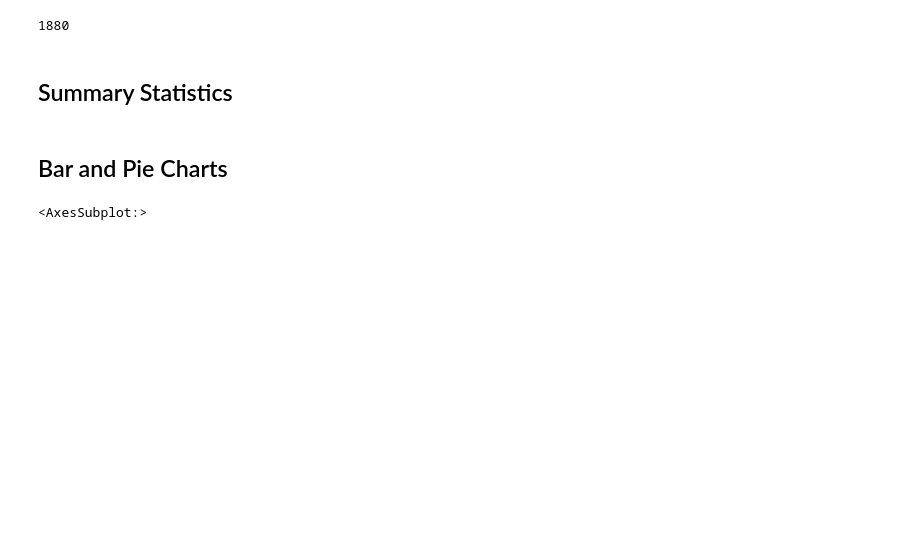
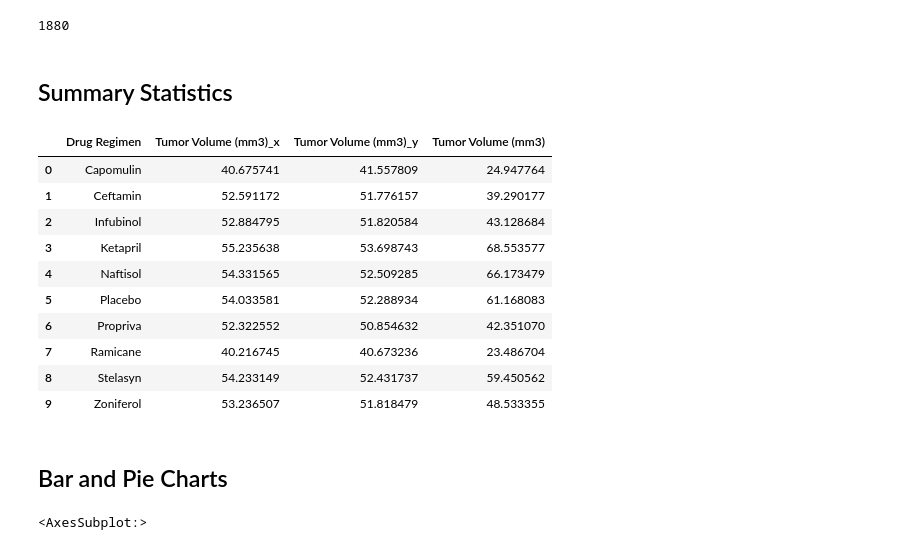
Before and after one commit to knorman123/matplotlib-challenge, a Jupyter notebook: Pymaceuticals/pymaceuticals_starter.ipynb, the cells around one changed output. Cells and saved outputs as stored; diff of their text form; code cells hidden in the pictures; blank space fills up the shorter version.

Commit message:
separate dataframe done for summary statistics.  need to merge into one.

```diff
--- a/Pymaceuticals/pymaceuticals_starter.ipynb
+++ b/Pymaceuticals/pymaceuticals_starter.ipynb
@@ -98,11 +99,33 @@ print(len(mouse_research_df['Mouse ID']))
 # %%
 # Generate a summary statistics table of mean, median, variance, standard deviation, and SEM of the tumor volume for each regimen
 
 # Use groupby and summary statistical methods to calculate the following properties of each drug regimen:
 # mean, median, variance, standard deviation, and SEM of the tumor volume.
-mean_tumor_volume = mouse_research_df.groupby
+mean = mouse_research_df[['Drug Regimen','Tumor Volume (mm3)']].groupby('Drug Regimen').mean().reset_index()
+median = mouse_research_df[['Drug Regimen','Tumor Volume (mm3)']].groupby('Drug Regimen').median().reset_index()
+variance = mouse_research_df[['Drug Regimen','Tumor Volume (mm3)']].groupby('Drug Regimen').var().reset_index()
+standard_deviation = mouse_research_df[['Drug Regimen','Tumor Volume (mm3)']].groupby('Drug Regimen').std().reset_index()
+sem = mouse_research_df[['Drug Regimen','Tumor Volume (mm3)']].groupby('Drug Regimen').sem().reset_index()
+
+summary_statistics = pd.merge(pd.merge(mean, median, how='outer', on='Drug Regimen'),variance, on='Drug Regimen')
+#summary_statistics = summary_statistics.rename(columns={Tumor})
+
+
+
 
 # Assemble the resulting series into a single summary dataframe.
+# %% [output]
+|  | Drug Regimen | Tumor Volume (mm3)_x | Tumor Volume (mm3)_y | Tumor Volume (mm3) |
+| 0 | Capomulin | 40.675741 | 41.557809 | 24.947764 |
+| 1 | Ceftamin | 52.591172 | 51.776157 | 39.290177 |
+| 2 | Infubinol | 52.884795 | 51.820584 | 43.128684 |
+| 3 | Ketapril | 55.235638 | 53.698743 | 68.553577 |
+| 4 | Naftisol | 54.331565 | 52.509285 | 66.173479 |
+| 5 | Placebo | 54.033581 | 52.288934 | 61.168083 |
+| 6 | Propriva | 52.322552 | 50.854632 | 42.351070 |
+| 7 | Ramicane | 40.216745 | 40.673236 | 23.486704 |
+| 8 | Stelasyn | 54.233149 | 52.431737 | 59.450562 |
+| 9 | Zoniferol | 53.236507 | 51.818479 | 48.533355 |
 # %%
 # Generate a summary statistics table of mean, median, variance, standard deviation, and SEM of the tumor volume for each regimen
 
```
Also changed, not shown: parts of 2 cells of this notebook.
